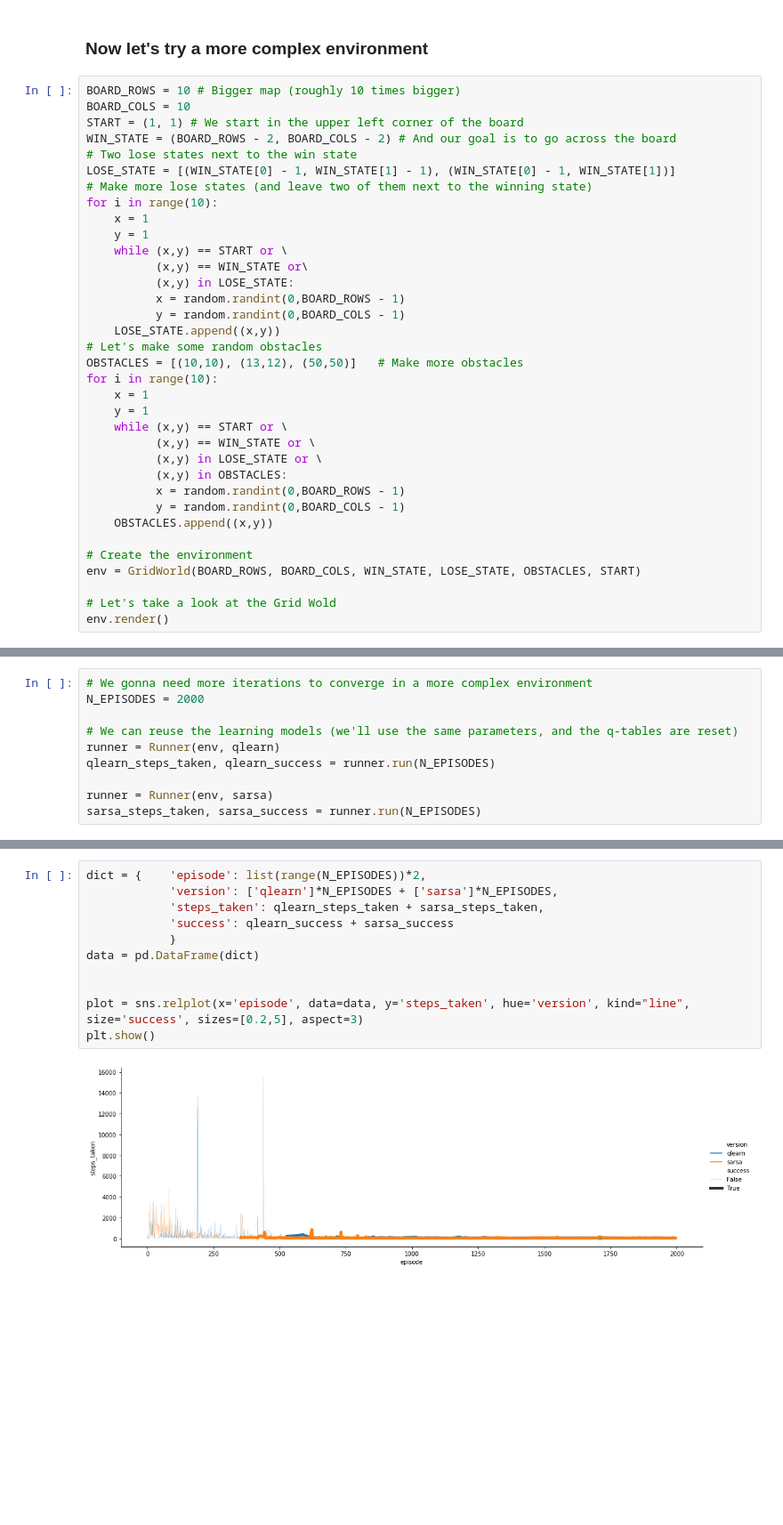
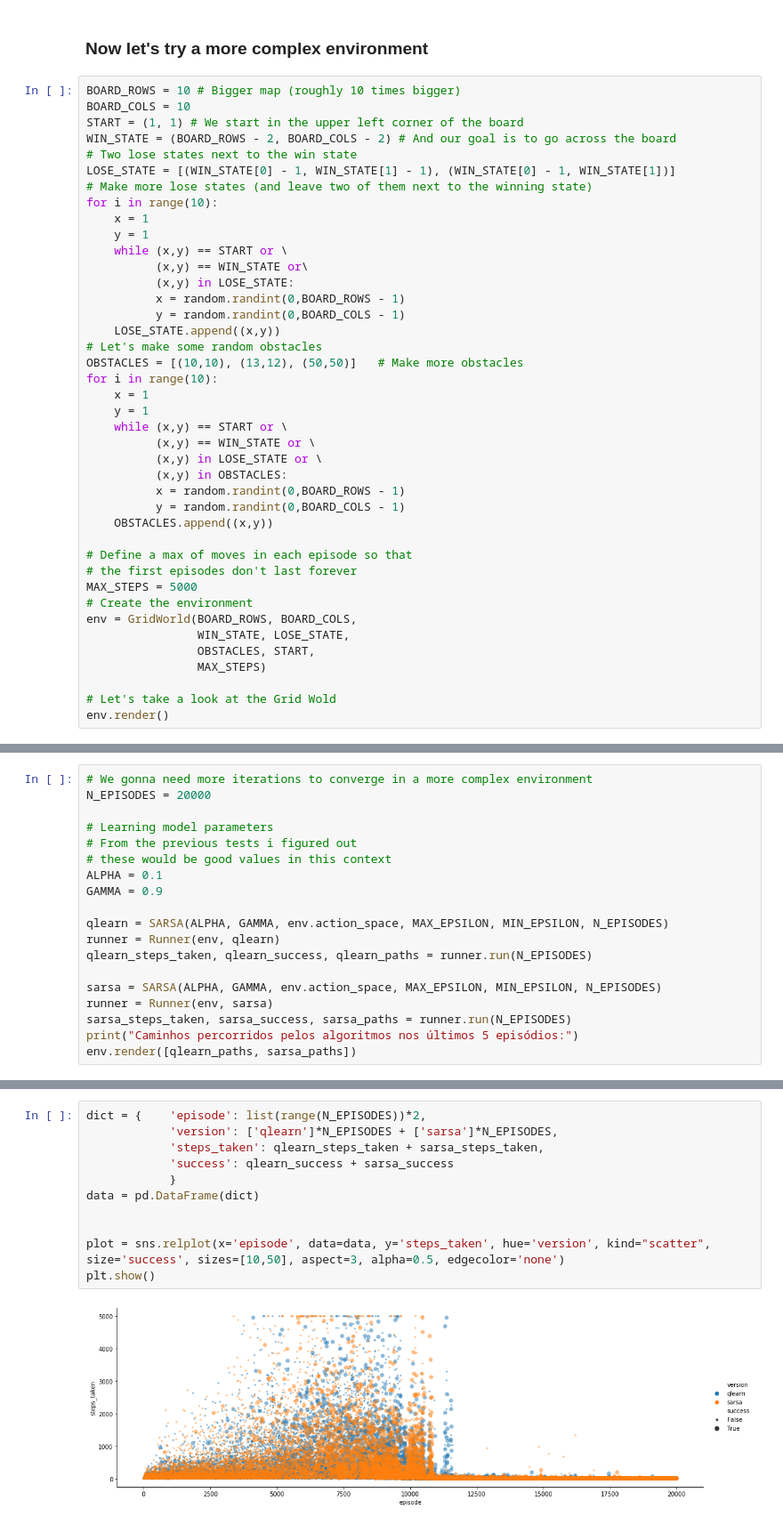
Before and after one commit to 62random/reinforcement-learning-basics, a Jupyter notebook: main.ipynb, the cells around one changed output, grey strips where cells are left out. Shown at 89% size. Cells and saved outputs as stored; diff of their text form; blank space fills up the shorter version.

```diff
--- a/main.ipynb
+++ b/main.ipynb
@@ -91,8 +108,14 @@ for i in range(10):
           y = random.randint(0,BOARD_COLS - 1)
     OBSTACLES.append((x,y))
 
+# Define a max of moves in each episode so that
+# the first episodes don't last forever
+MAX_STEPS = 5000
 # Create the environment
-env = GridWorld(BOARD_ROWS, BOARD_COLS, WIN_STATE, LOSE_STATE, OBSTACLES, START)
+env = GridWorld(BOARD_ROWS, BOARD_COLS,
+                WIN_STATE, LOSE_STATE,
+                OBSTACLES, START,
+                MAX_STEPS)
 
 # Let's take a look at the Grid Wold
 env.render()
@@ -101,10 +124,19 @@ env.render()
 # %%
 # We gonna need more iterations to converge in a more complex environment
-N_EPISODES = 2000
+N_EPISODES = 20000
 
-# We can reuse the learning models (we'll use the same parameters, and the q-tables are reset)
+# Learning model parameters
+# From the previous tests i figured out
+# these would be good values in this context
+ALPHA = 0.1
+GAMMA = 0.9
+
+qlearn = SARSA(ALPHA, GAMMA, env.action_space, MAX_EPSILON, MIN_EPSILON, N_EPISODES)
 runner = Runner(env, qlearn)
-qlearn_steps_taken, qlearn_success = runner.run(N_EPISODES)
+qlearn_steps_taken, qlearn_success, qlearn_paths = runner.run(N_EPISODES)
 
+sarsa = SARSA(ALPHA, GAMMA, env.action_space, MAX_EPSILON, MIN_EPSILON, N_EPISODES)
 runner = Runner(env, sarsa)
-sarsa_steps_taken, sarsa_success = runner.run(N_EPISODES)
+sarsa_steps_taken, sarsa_success, sarsa_paths = runner.run(N_EPISODES)
+print("Caminhos percorridos pelos algoritmos nos últimos 5 episódios:")
+env.render([qlearn_paths, sarsa_paths])
@@ -111,13 +146,13 @@ sarsa_steps_taken, sarsa_success = runner.run(N_EPISODES)
 # %%
 dict = {    'episode': list(range(N_EPISODES))*2,
             'version': ['qlearn']*N_EPISODES + ['sarsa']*N_EPISODES,
             'steps_taken': qlearn_steps_taken + sarsa_steps_taken,
             'success': qlearn_success + sarsa_success
             }
 data = pd.DataFrame(dict)
 
 
-plot = sns.relplot(x='episode', data=data, y='steps_taken', hue='version', kind="line", size='success', sizes=[0.2,5], aspect=3)
+plot = sns.relplot(x='episode', data=data, y='steps_taken', hue='version', kind="scatter", size='success', sizes=[10,50], aspect=3, alpha=0.5, edgecolor='none')
 plt.show()
 # %% [output]
-[figure, old version]
+[figure, new version]
```
Also changed, not shown: parts of 6 cells of this notebook, 4 other files.
